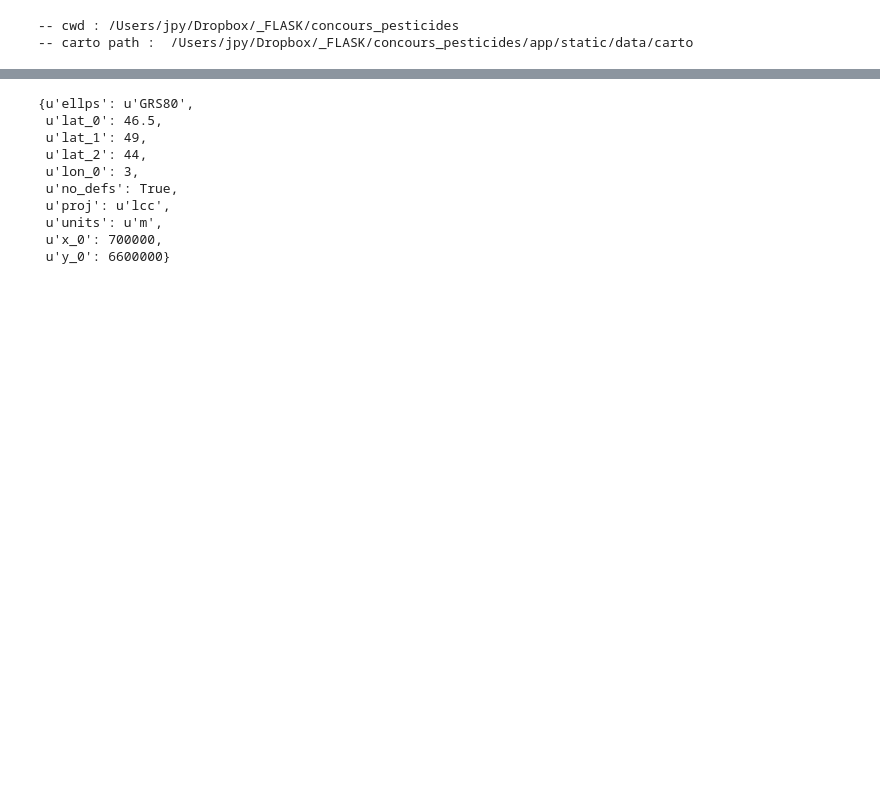
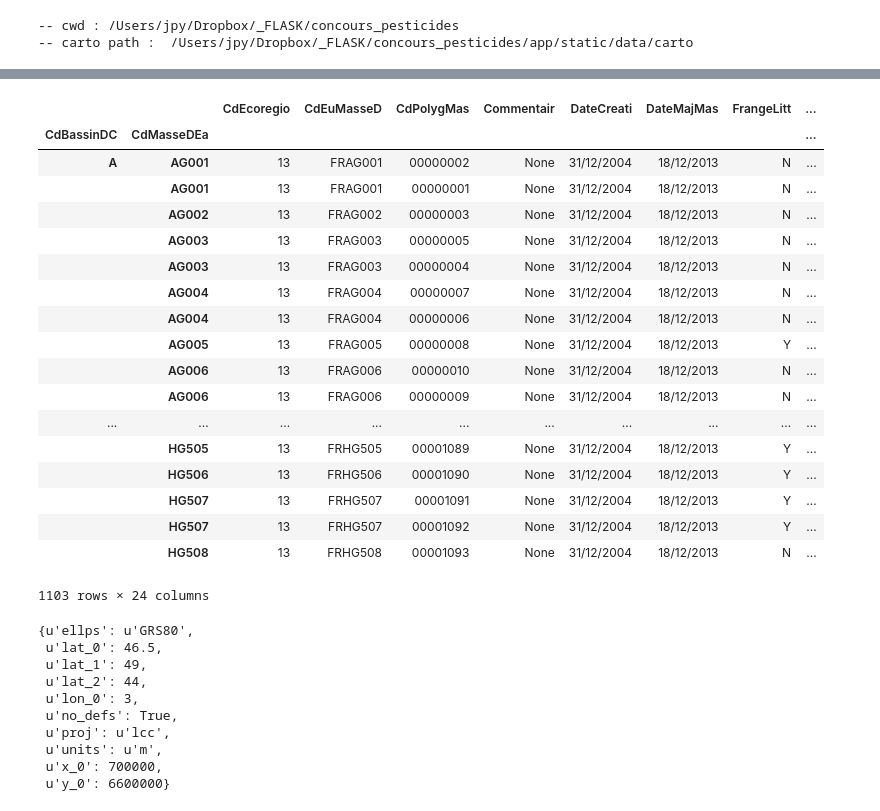
Before and after one commit to JulienParis/hydroviz, a Jupyter notebook: carto_python.ipynb, the cells around one changed output, grey strips where cells are left out. Drawn from its saved outputs; the diff is of its cells as text; code cells hidden in the pictures; blank space fills up the shorter version.

Commit message:
changes in Jupyter notebook for carto conversion - simplification

```diff
--- a/carto_python.ipynb
+++ b/carto_python.ipynb
@@ -5,15 +5,27 @@ from json import dumps
 import pandas as pd
 
 ### carto libraries
-import shapefile
-import geopandas
+import shapefile ### not necessary ?
+import geopandas as gp
+#from shapely.geometry import Polygon
+from shapely.geometry import shape
+
+### for plotting in Jupyter
+%matplotlib inline
+import matplotlib.pyplot as plt
+#import seaborn as sns
+plt.style.use("bmh")
+plt.rcParams["figure.figsize"] = (10.0, 10.0)
 
 from app.scripts.topojson import topojson
 
-from pyproj import Proj, transform
-inCRS  = 'epsg:2154'
-outCRS = 'epsg:4326'
-inProj  = Proj(init=inCRS) # proj in  : Lambert 93
+from pyproj import Proj, transform ### not necessary ?
+
+crs_lambert93 = 2154
+crs_WSG84     = 4326
+inCRS  = 'epsg:%s' %(crs_lambert93)
+outCRS = 'epsg:%s' %(crs_WSG84)
+inProj  = Proj(init=inCRS)  # proj in  : Lambert 93
 outProj = Proj(init=outCRS) # proj out : WSG 84
 
 ### TO DO : find topojson libraries to reduce output file size
@@ -117,3 +223,26 @@ gdf.sortlevel(inplace=True)
+# %%
+# change projection crs (greedy)
+gdf.to_crs(epsg=crs_WSG84)
+# %% [output]
+|  |  | CdEcoregio | CdEuMasseD | CdPolygMas | Commentair | DateCreati | DateMajMas | FrangeLitt | ... |
+| CdBassinDC | CdMasseDEa |  |  |  |  |  |  |  | ... |
+| A | AG001 | 13 | FRAG001 | 00000002 | None | 31/12/2004 | 18/12/2013 | N | ... |
+|  | AG001 | 13 | FRAG001 | 00000001 | None | 31/12/2004 | 18/12/2013 | N | ... |
+|  | AG002 | 13 | FRAG002 | 00000003 | None | 31/12/2004 | 18/12/2013 | N | ... |
+|  | AG003 | 13 | FRAG003 | 00000005 | None | 31/12/2004 | 18/12/2013 | N | ... |
+|  | AG003 | 13 | FRAG003 | 00000004 | None | 31/12/2004 | 18/12/2013 | N | ... |
+|  | AG004 | 13 | FRAG004 | 00000007 | None | 31/12/2004 | 18/12/2013 | N | ... |
+|  | AG004 | 13 | FRAG004 | 00000006 | None | 31/12/2004 | 18/12/2013 | N | ... |
+|  | AG005 | 13 | FRAG005 | 00000008 | None | 31/12/2004 | 18/12/2013 | Y | ... |
+|  | AG006 | 13 | FRAG006 | 00000010 | None | 31/12/2004 | 18/12/2013 | N | ... |
+|  | AG006 | 13 | FRAG006 | 00000009 | None | 31/12/2004 | 18/12/2013 | N | ... |
+| ... | ... | ... | ... | ... | ... | ... | ... | ... | ... |
+|  | HG505 | 13 | FRHG505 | 00001089 | None | 31/12/2004 | 18/12/2013 | Y | ... |
+|  | HG506 | 13 | FRHG506 | 00001090 | None | 31/12/2004 | 18/12/2013 | Y | ... |
+|  | HG507 | 13 | FRHG507 | 00001091 | None | 31/12/2004 | 18/12/2013 | Y | ... |
+|  | HG507 | 13 | FRHG507 | 00001092 | None | 31/12/2004 | 18/12/2013 | Y | ... |
+|  | HG508 | 13 | FRHG508 | 00001093 | None | 31/12/2004 | 18/12/2013 | N | ... |
+1103 rows × 24 columns
 # %%
 gdf.crs
 # %% [output]
```
Also changed, not shown: parts of 32 cells of this notebook, 1 other file.
